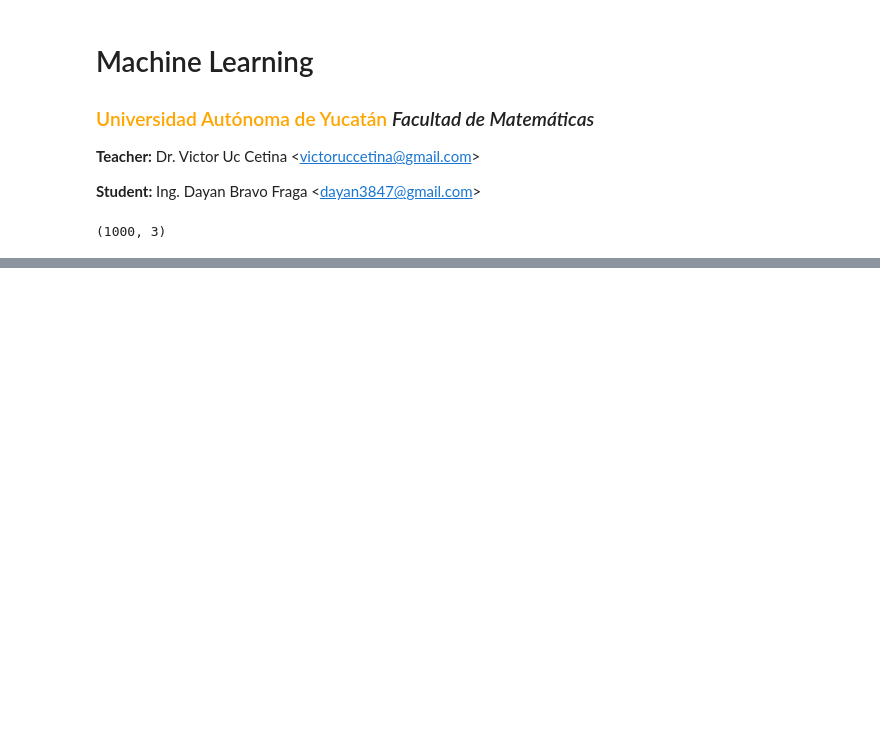
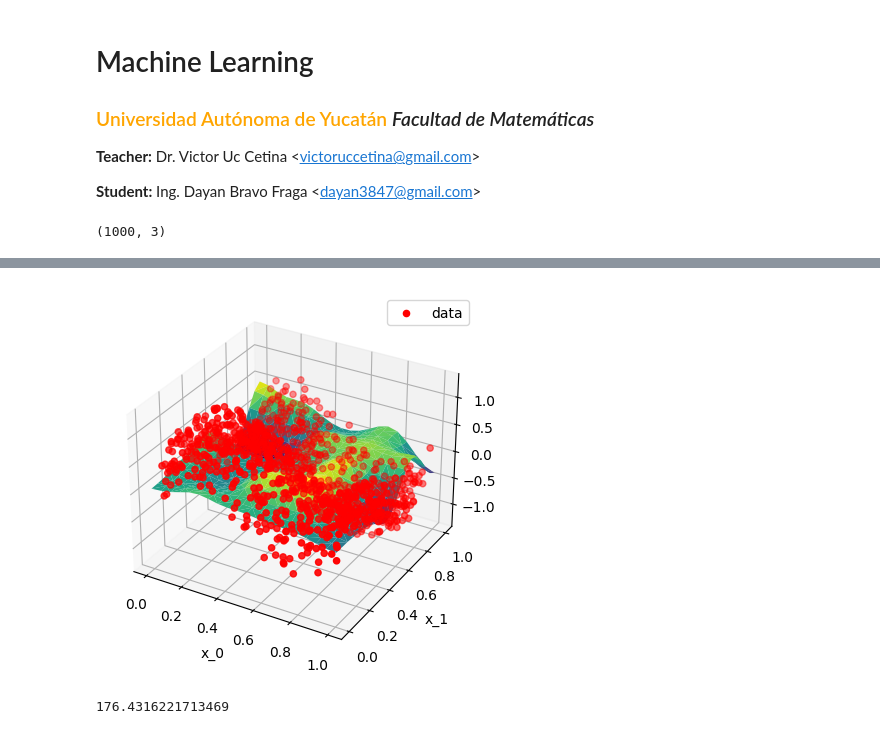
Before and after one commit to dayan3847/machine_learning, a Jupyter notebook: 2_3_multivariate_gaussian/linear_regression/data_sin_2d_linear_regression.ipynb, the cells around one changed output, grey strips where cells are left out. Drawn from its saved outputs; the diff is of its cells as text; code cells hidden in the pictures; blank space fills up the shorter version.

```diff
--- a/2_3_multivariate_gaussian/linear_regression/data_sin_2d_linear_regression.ipynb
+++ b/2_3_multivariate_gaussian/linear_regression/data_sin_2d_linear_regression.ipynb
@@ -42,12 +37,29 @@ model: Model = ModelGaussianMultivariate(a=.1,
                                          limits_x_dim=[(0, 1), (0, 1)],
                                          _s2=.01
                                          )
+# %%
+fig = plt.figure()
+ax = fig.add_subplot(111, projection='3d')
+ax.scatter(data[:, 0], data[:, 1], data[:, 2], label='data', c='r', marker='o')
+model_plot = model.data_to_plot_matplotlib()
+ax.plot_trisurf(model_plot[:, 0], model_plot[:, 1], model_plot[:, 2], cmap='viridis', edgecolor='none')
+ax.set_xlabel('x_0')
+ax.set_ylabel('x_1')
+ax.set_zlabel('y')
+ax.legend()
+
+plt.show()
+# %% [output]
+[figure, added]
 # %%
 trainer: ModelTrainer = ModelTrainer(model,
-                                     epochs_count=100,
+                                     epochs_count=5,
                                      data_x=data[:, :2],
                                      data_y=data[:, 2],
                                      )
+trainer.e()
+# %% [output]
+176.4316221713469
 # %%
 trainer.train()
 # %% [output]
```
Also changed, not shown: parts of 4 cells of this notebook, 12 other files.
